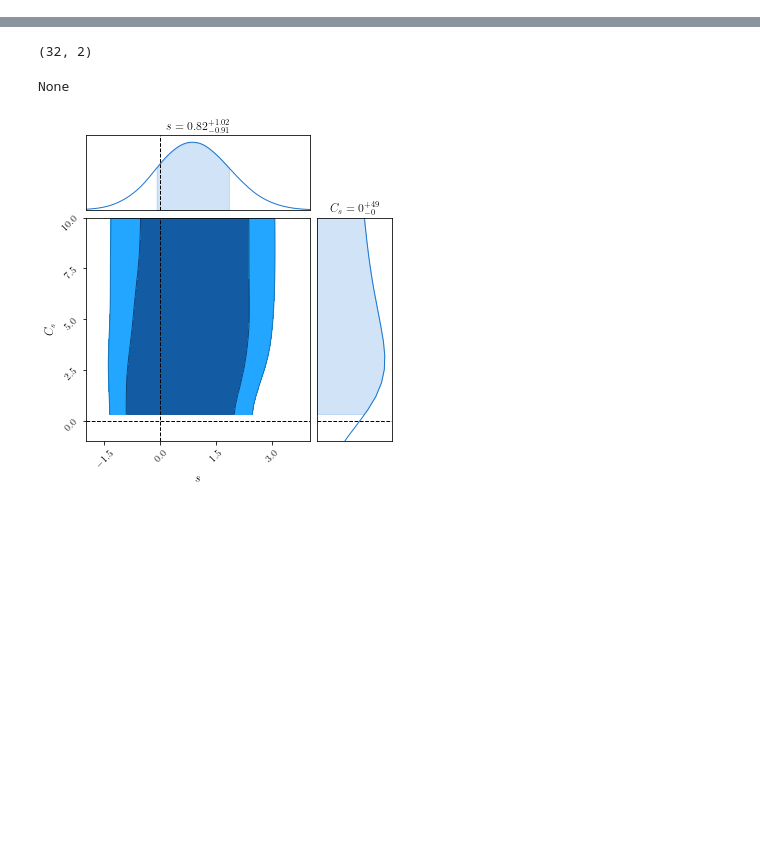
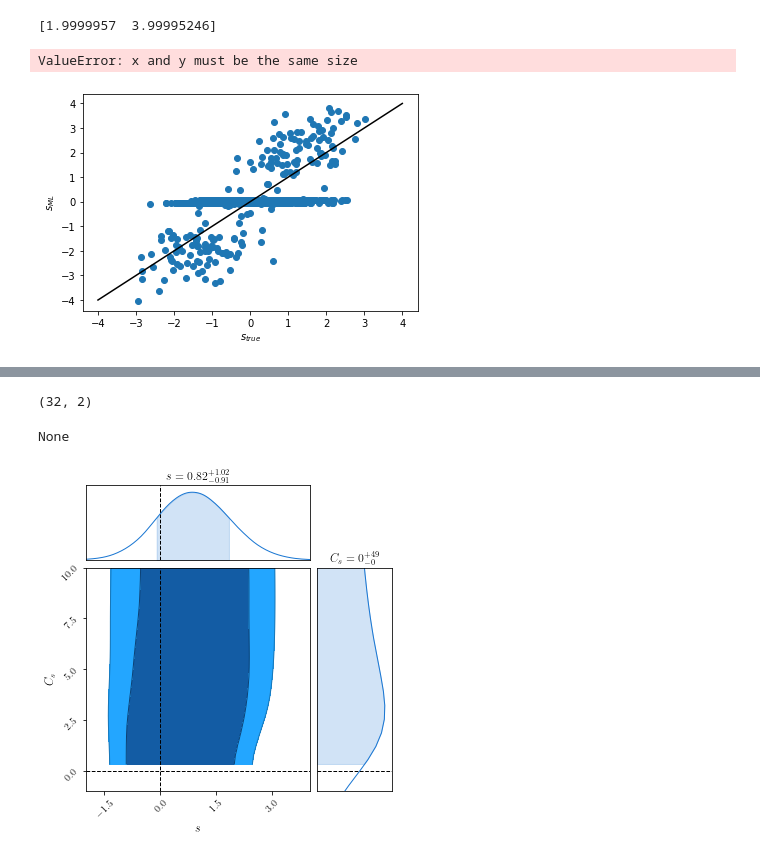
Before and after one commit to dodelson/aiphysics, a Jupyter notebook: weiner_emcee.ipynb, the cells around one changed output, grey strips where cells are left out. Cells and saved outputs as stored; diff of their text form; code cells hidden in the pictures; blank space fills up the shorter version.

```diff
--- a/weiner_emcee.ipynb
+++ b/weiner_emcee.ipynb
@@ -16,0 +8,66 @@ def log_prob(x, d, CN):
+# %%
+d=2.5
+CN=1.
+def log_prob(x):
+    s=x[0]
+    CS=x[1]
+    if CS <= 0.001 or CS >= 10.:
+        return 100.
+    else:
+        return 0.5*np.log(CS) + 0.5*s**2/CS + 0.5*(s-d)**2/CN
+x0=[1,2]
+fmin = op.minimize(log_prob,x0)
+print(fmin.x)
+# %% [output]
+[1.9999957  3.99995246]
+# %%
+np.random.seed(seed=41)
+xml=[]
+sarr=[]
+csarr=[]
+rat=[]
+weiner=[]
+for i in range(1000):
+    n=np.random.normal(size=1)
+    s=np.random.normal(size=1)
+    sarr.append(s)
+    d=s+n
+    weiner.append(d/2)
+    x0=[1,2]
+    fmin = op.minimize(log_prob,x0)
+    tmp=fmin.x[0]
+    rat.append(tmp/s)
+    xml.append(tmp)
+    tmp=fmin.x[1]
+    csarr.append(tmp)
+plt.scatter(sarr,xml,label='$C_s=1$')
+plt.plot([-4,4],[-4,4],'-k')
+plt.xlabel('$s_{true}$')
+plt.ylabel('$s_{ML}$')
+## Higher C_s
+xml=[]
+sarr1=[]
+csarr1=[]
+rat=[]
+weiner1=[]
+sigma=2.
+for i in range(100):
+    n=np.random.normal(size=1)
+    s=sigma*np.random.normal(size=1)
+    sarr1.append(s)
+    d=s+n
+    weiner1.append(d*4/5.)
+    x0=[1,2]
+    fmin = op.minimize(log_prob,x0)
+    tmp=fmin.x[0]
+    rat.append(tmp/s)
+    xml.append(tmp)
+    tmp=fmin.x[1]
+    csarr1.append(tmp)
+plt.scatter(sarr,xml,label='$C_s=4$')
+plt.axis([-4,4,-4,4])
+plt.legend()
+plt.savefig('ss.png')
+# %% [output]
+ValueError: x and y must be the same size
+[figure, added]
```
Also changed, not shown: parts of 21 cells of this notebook, 1 other file.
